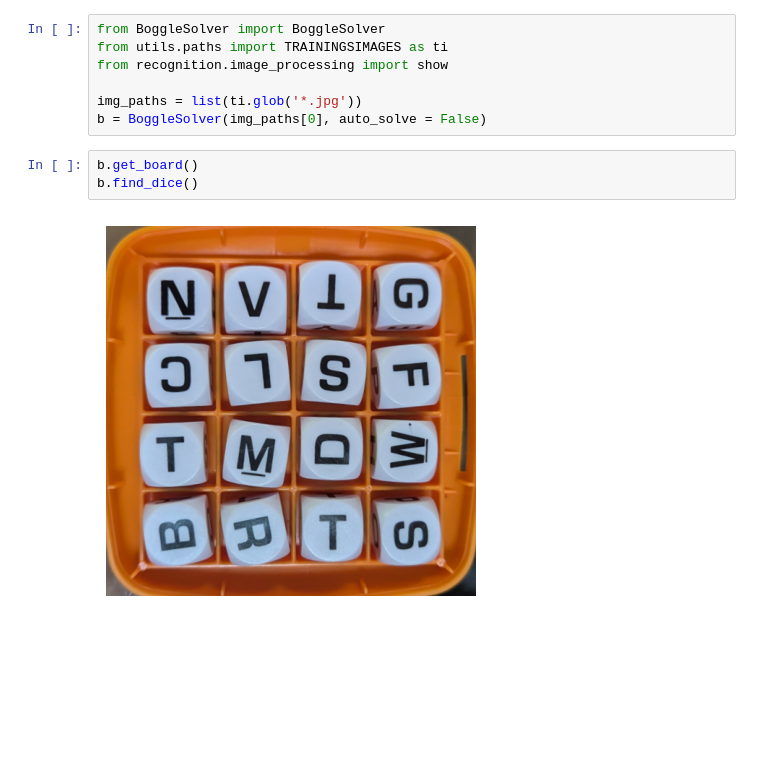
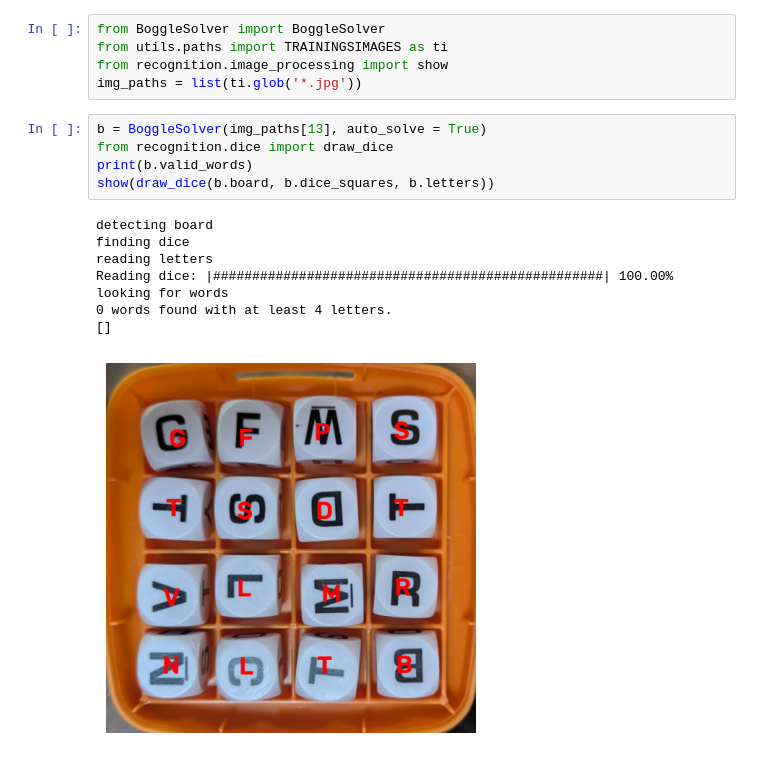
Before and after one commit to mpalang/BoggleSolver, a Jupyter notebook: notebook.ipynb, the cells around one changed output. Drawn from its saved outputs; the diff is of its cells as text; blank space fills up the shorter version.

```diff
--- a/notebook.ipynb
+++ b/notebook.ipynb
@@ -8,11 +5,18 @@ The autoreload extension is already loaded. To reload it, use:
 from BoggleSolver import BoggleSolver
 from utils.paths import TRAININGSIMAGES as ti
 from recognition.image_processing import show
-
 img_paths = list(ti.glob('*.jpg'))
-b = BoggleSolver(img_paths[0], auto_solve = False)
-# %%
-b.get_board()
-b.find_dice()
-# %% [output]
-[figure, removed]
+# %%
+b = BoggleSolver(img_paths[13], auto_solve = True)
+from recognition.dice import draw_dice
+print(b.valid_words)
+show(draw_dice(b.board, b.dice_squares, b.letters))
+# %% [output]
+detecting board
+finding dice
+reading letters
+Reading dice: |##################################################| 100.00%
+looking for words
+0 words found with at least 4 letters.
+[]
+[figure, added]
```
Also changed, not shown: parts of 2 cells of this notebook, 2 other files.
